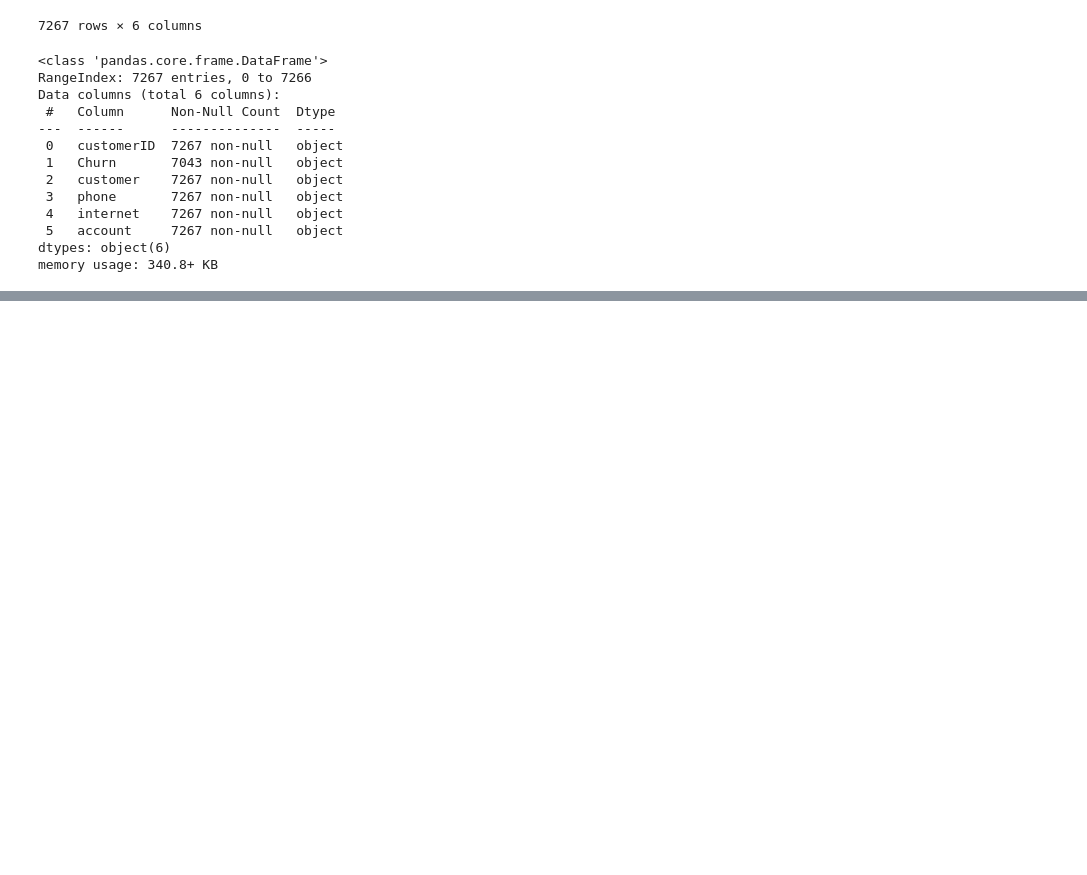
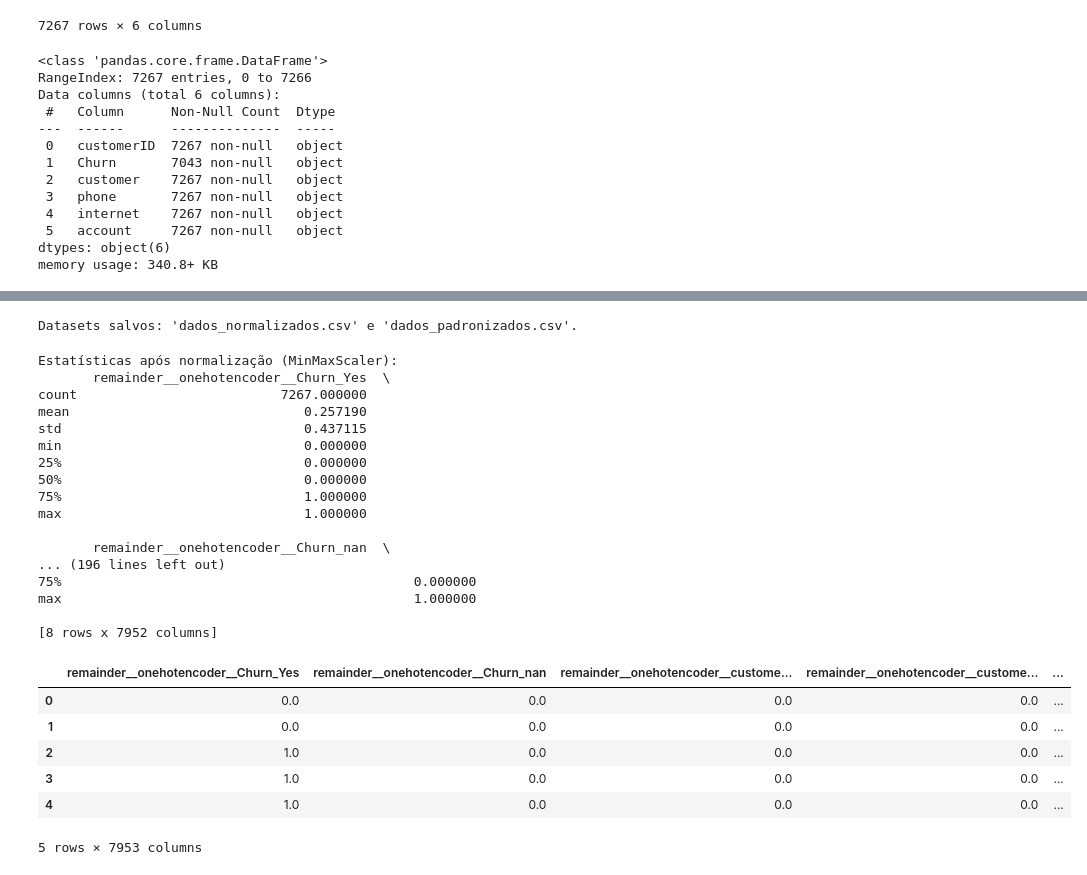
Before and after one commit to SergioCarmo-ro/TelecomX_BR_Parte_II, a Jupyter notebook: TelecomX_BR_Parte_II.ipynb, the cells around one changed output, grey strips where cells are left out. Saved outputs shown, nothing was run; the diff lists cells and outputs as text; code cells hidden in the pictures; blank space fills up the shorter version.

```diff
--- a/TelecomX_BR_Parte_II.ipynb
+++ b/TelecomX_BR_Parte_II.ipynb
@@ -136,0 +286,69 @@ x_train, x_test, y_train, y_test = train_test_split(x_encoded, y_encoded, test_s
+# %%
+# Aplicando a transformação
+x_transformado = column_transformer.fit_transform(x)
+novas_colunas = column_transformer.get_feature_names_out()
+x_transformado = pd.DataFrame(x_transformado, columns=novas_colunas)
+# %%
+# Identificando colunas numéricas após transformação (exclui colunas categóricas codificadas)
+colunas_numericas_transformadas = [col for col in novas_colunas if 'remainder__' in col]
+# %%
+# Aplicando normalização e padronização (exemplo)
+from sklearn.preprocessing import MinMaxScaler, StandardScaler
+
+if colunas_numericas_transformadas:
+    # Normalização (MinMaxScaler)
+    normalizer = make_column_transformer(
+        (MinMaxScaler(), colunas_numericas_transformadas),
+        remainder='passthrough'
+    )
+    x_normalizado = normalizer.fit_transform(x_transformado)
+    x_normalizado = pd.DataFrame(x_normalizado, columns=novas_colunas)
+
+    # Padronização (StandardScaler)
+    standardizer = make_column_transformer(
+        (StandardScaler(), colunas_numericas_transformadas),
+        remainder='passthrough'
+    )
+    x_padronizado = standardizer.fit_transform(x_transformado)
+    x_padronizado = pd.DataFrame(x_padronizado, columns=novas_colunas)
+
+    # Salvar os datasets processados
+    x_normalizado['Churn'] = y.reset_index(drop=True)
+    x_padronizado['Churn'] = y.reset_index(drop=True)
+    x_normalizado.to_csv('/content/dados_normalizados.csv', index=False)
+    x_padronizado.to_csv('/content/dados_padronizados.csv', index=False)
+    print("\nDatasets salvos: 'dados_normalizados.csv' e 'dados_padronizados.csv'.")
+else:
+    print("\nNenhuma variável numérica para normalizar/padronizar após a transformação.")
+# %% [output]
+Datasets salvos: 'dados_normalizados.csv' e 'dados_padronizados.csv'.
+# %%
+# Exibir estatísticas após normalização
+print("\nEstatísticas após normalização (MinMaxScaler):")
+print(x_normalizado[colunas_numericas_transformadas].describe())
+display(x_normalizado.head())
+# %% [output]
+Estatísticas após normalização (MinMaxScaler):
+       remainder__onehotencoder__Churn_Yes  \
+count                          7267.000000
+mean                              0.257190
+std                               0.437115
+min                               0.000000
+25%                               0.000000
+50%                               0.000000
+75%                               1.000000
+max                               1.000000
+
+       remainder__onehotencoder__Churn_nan  \
+... (196 lines left out)
+75%                                             0.000000
+max                                             1.000000
+
+[8 rows x 7952 columns]
+|  | remainder__onehotencoder__Churn_Yes | remainder__onehotencoder__Churn_nan | remainder__onehotencoder__custome... | remainder__onehotencoder__custome... | ... |
+| 0 | 0.0 | 0.0 | 0.0 | 0.0 | ... |
+| 1 | 0.0 | 0.0 | 0.0 | 0.0 | ... |
+| 2 | 1.0 | 0.0 | 0.0 | 0.0 | ... |
+| 3 | 1.0 | 0.0 | 0.0 | 0.0 | ... |
+| 4 | 1.0 | 0.0 | 0.0 | 0.0 | ... |
+5 rows × 7953 columns
```
Also changed, not shown: parts of 66 cells of this notebook.
